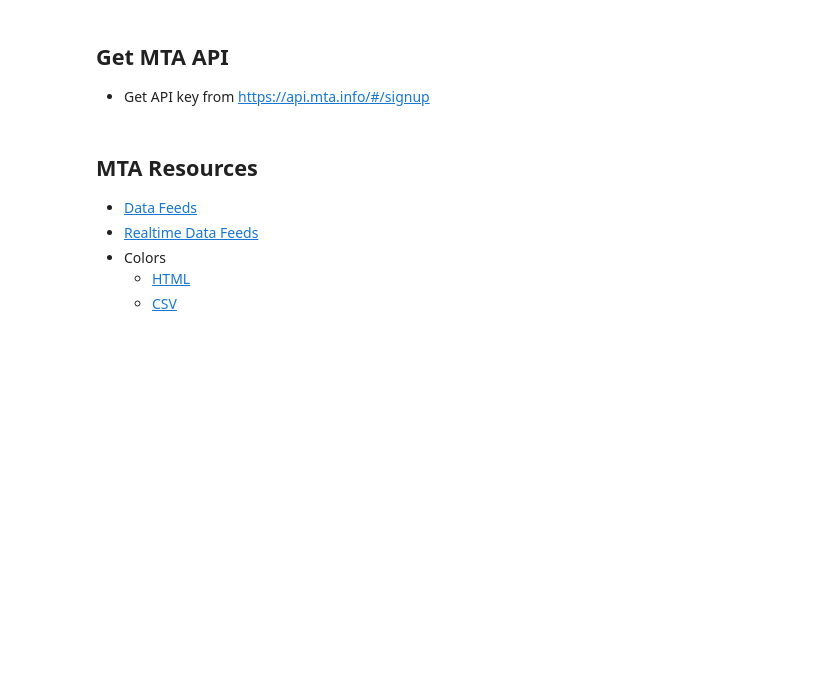
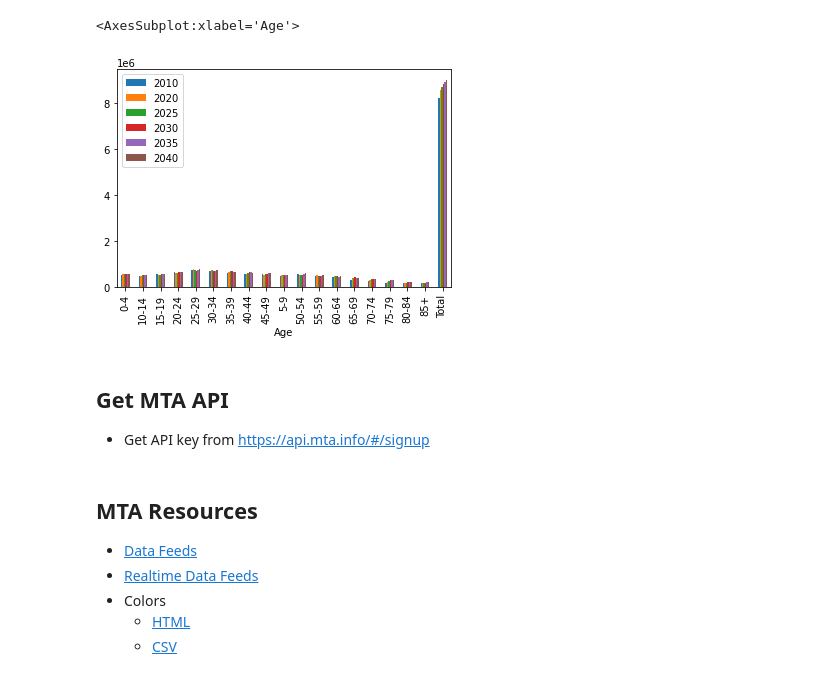
Before and after one commit to berryny/open_data_python_mta, a Jupyter notebook: MTA_Notebook.ipynb, the cells around one changed output. Saved outputs shown, nothing was run; the diff lists cells and outputs as text; code cells hidden in the pictures; blank space fills up the shorter version.

Commit message:
add population

```diff
--- a/MTA_Notebook.ipynb
+++ b/MTA_Notebook.ipynb
@@ -12,0 +33,4 @@ The application data is collected from MTA’s open dataset and developed using
+# %%
+population_csv = 'https://data.cityofnewyork.us/resource/97pn-acdf.csv'
+population_data = pd.read_csv(population_csv, header=0)
+population_data
@@ -12,0 +55,3 @@ The application data is collected from MTA’s open dataset and developed using
+# %%
+population_data = population_data.rename({'borough':'Borough', 'age':'Age', '_1':'2010','_2':'2015','_3':'2020','_4':'2025','_5':'2030','_6':'2035','_7':'2040'}, axis='columns')
+population_data
@@ -13,3 +92,9 @@ The application data is collected from MTA’s open dataset and developed using
+# %%
+pf = population_data[population_data["Borough"] == 'NYC Total'].sort_values(by=['Age'])
+pf.plot.bar(x='Age', y=['2010', '2020', '2025', '2030', '2035', '2040'])
+# %% [output]
+<AxesSubplot:xlabel='Age'>
+[figure, added]
 # %% [markdown]
 ## Get MTA API
 
```
Also changed, not shown: parts of 17 cells of this notebook.
